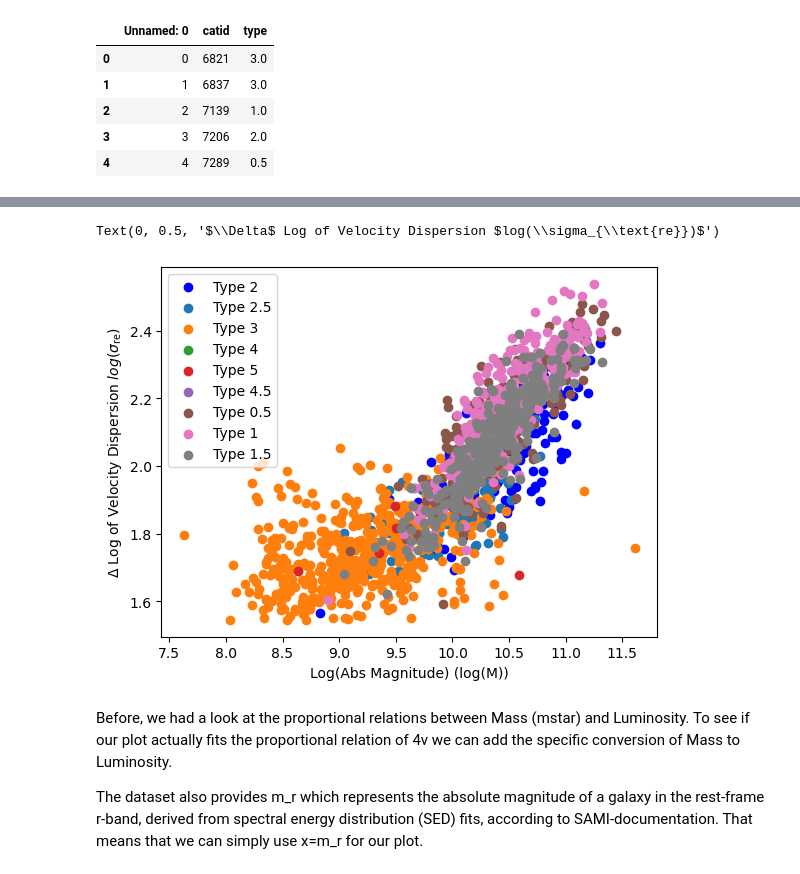
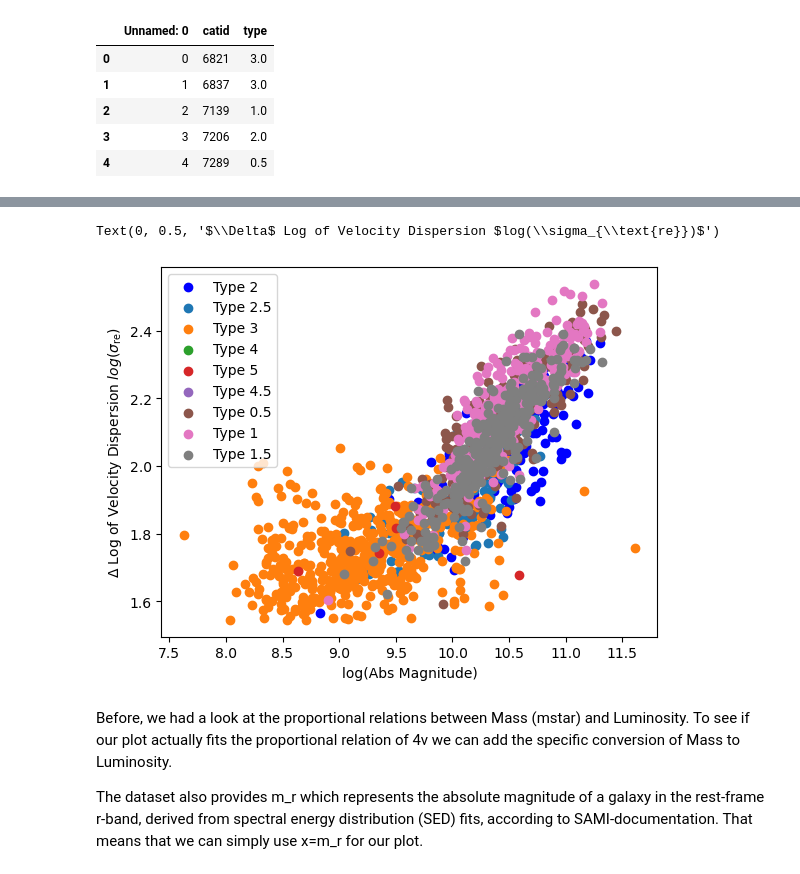
Before and after one commit to lina-pp/PHYS3116_Group3, a Jupyter notebook: Faber-Jackson.ipynb, the cells around one changed output, grey strips where cells are left out. Saved outputs shown, nothing was run; the diff lists cells and outputs as text; code cells hidden in the pictures.

```diff
--- a/Faber-Jackson.ipynb
+++ b/Faber-Jackson.ipynb
@@ -249,29 +251,29 @@ cbar.set_label('Type')
 # %%
 # I think maybe we could add a plot for other galaxies to show it doesnt fit the same pattern
 
 
 logsigma = np.log10(sigma_re)
 
 #types = np.array[np.unique(type)]
 
 
 plt.scatter(mstar[type == 2], logsigma[type == 2], label="Type 2", color = 'blue')
 plt.scatter(mstar[type == 2.5], logsigma[type == 2.5], label="Type 2.5")
 plt.scatter(mstar[type == 3], logsigma[type == 3], label="Type 3")
 plt.scatter(mstar[type == 4], logsigma[type == 4], label="Type 4")
 plt.scatter(mstar[type == 5], logsigma[type == 5], label="Type 5")
 plt.scatter(mstar[type == 4.5], logsigma[type == 4.5], label="Type 4.5")
 plt.scatter(mstar[type == 0.5], logsigma[type == 0.5], label="Type 0.5")
 plt.scatter(mstar[type == 1], logsigma[type == 1], label="Type 1")
 plt.scatter(mstar[type == 1.5], logsigma[type == 1.5], label="Type 1.5")
 
 
 plt.legend()
-plt.xlabel("Log(Abs Magnitude) (log(M))")
+plt.xlabel("log(Abs Magnitude)")
 plt.ylabel("$\\Delta$ Log of Velocity Dispersion $log(\\sigma_{\\text{re}})$")
 # %% [output]
 Text(0, 0.5, '$\\Delta$ Log of Velocity Dispersion $log(\\sigma_{\\text{re}})$')
-[figure, old version]
+[figure, new version]
 # %% [markdown]
 Before, we had a look at the proportional relations between Mass (mstar) and Luminosity. To see if our plot actually fits the proportional relation of 4v we can add the specific conversion of Mass to Luminosity.
 
```
Also changed, not shown: parts of 6 cells of this notebook.
